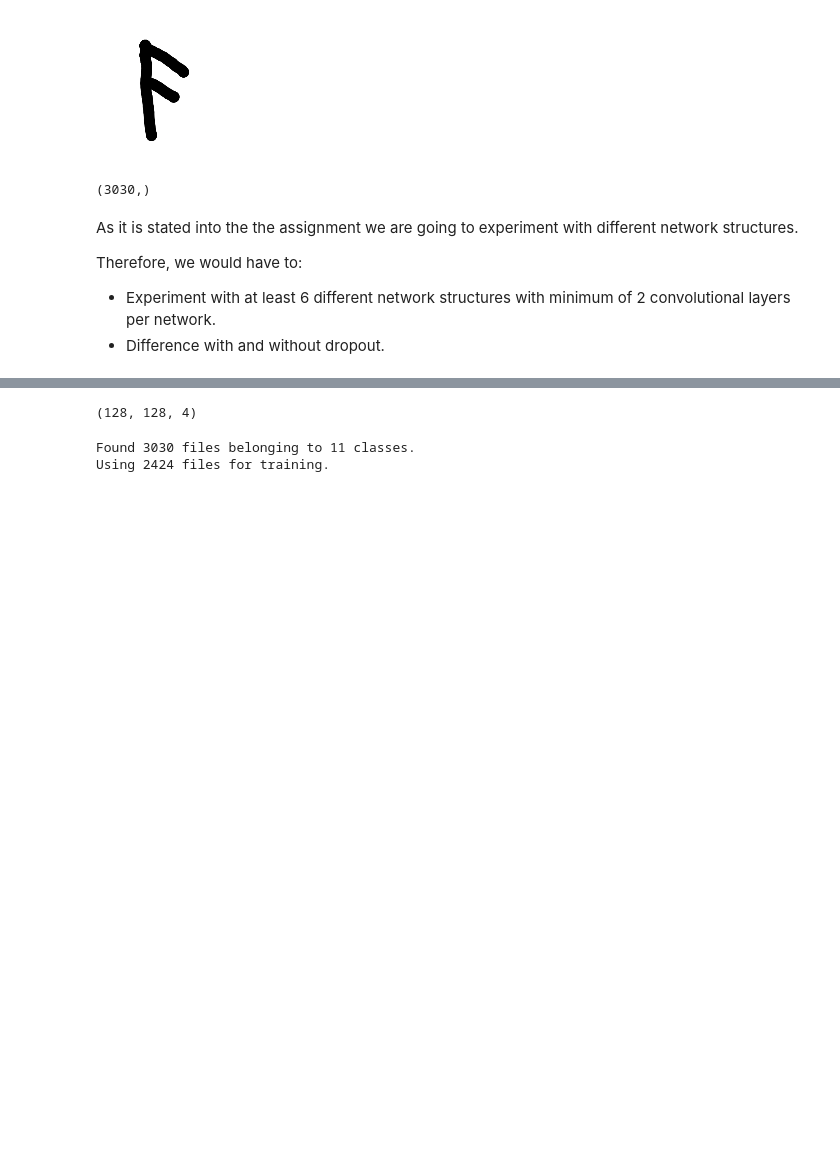
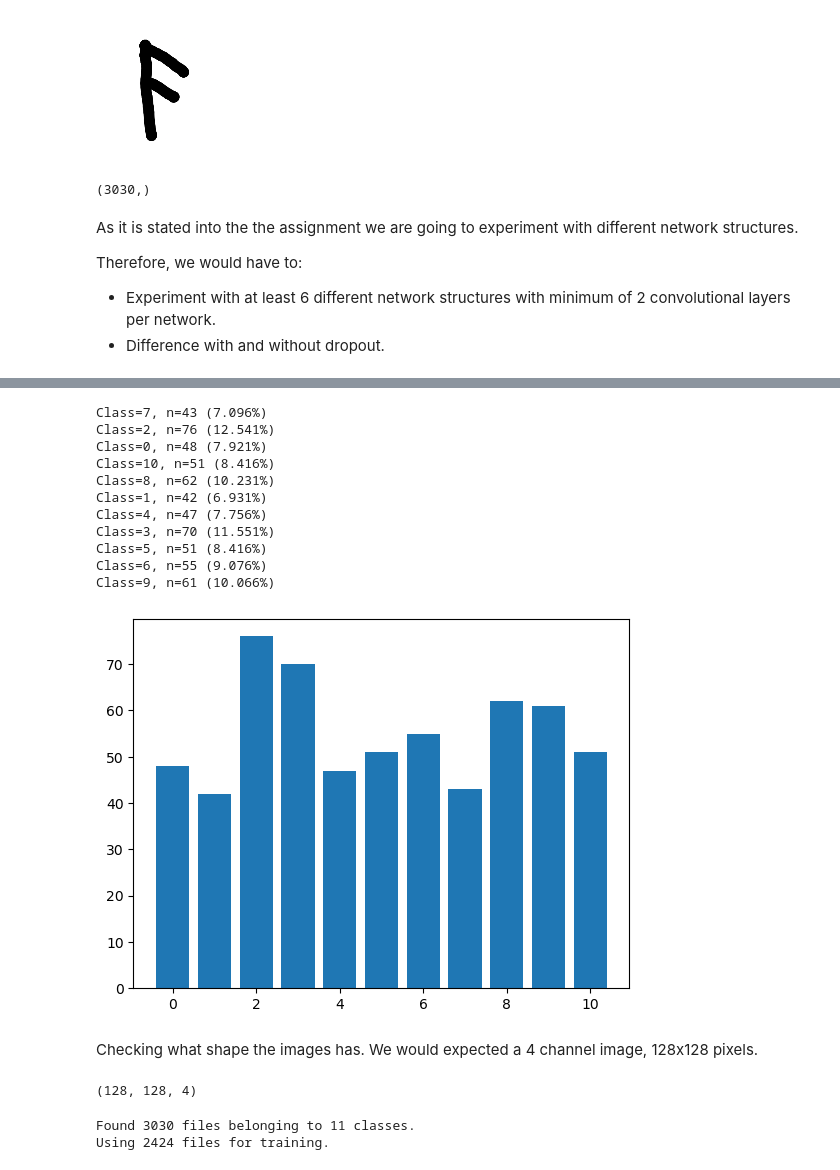
Before and after one commit to alexbejann/frisian-runes-recognition, a Jupyter notebook: MLBD-Assignment2/Part_2_CNN.ipynb, the cells around one changed output, grey strips where cells are left out. Drawn from its saved outputs; the diff is of its cells as text; code cells hidden in the pictures; blank space fills up the shorter version.

```diff
--- a/MLBD-Assignment2/Part_2_CNN.ipynb
+++ b/MLBD-Assignment2/Part_2_CNN.ipynb
@@ -152,3 +223,26 @@ X_train, X_test, y_train, y_test = train_test_split(labeled_images_df, labeled_i
+# %%
+counter = Counter(y_test)
+for k,v in counter.items():
+    per = v / len(y_test) * 100
+    print('Class=%d, n=%d (%.3f%%)' % (k, v, per))
+
+plt.bar(counter.keys(), counter.values())
+plt.show()
+# %% [output]
+Class=7, n=43 (7.096%)
+Class=2, n=76 (12.541%)
+Class=0, n=48 (7.921%)
+Class=10, n=51 (8.416%)
+Class=8, n=62 (10.231%)
+Class=1, n=42 (6.931%)
+Class=4, n=47 (7.756%)
+Class=3, n=70 (11.551%)
+Class=5, n=51 (8.416%)
+Class=6, n=55 (9.076%)
+Class=9, n=61 (10.066%)
+[figure, added]
+# %% [markdown]
+Checking what shape the images has. We would expected a 4 channel image, 128x128 pixels.
 # %%
 print(labeled_images_df.iloc[2]['image'].shape)
 # %% [output]
```
Also changed, not shown: parts of 24 cells of this notebook.
